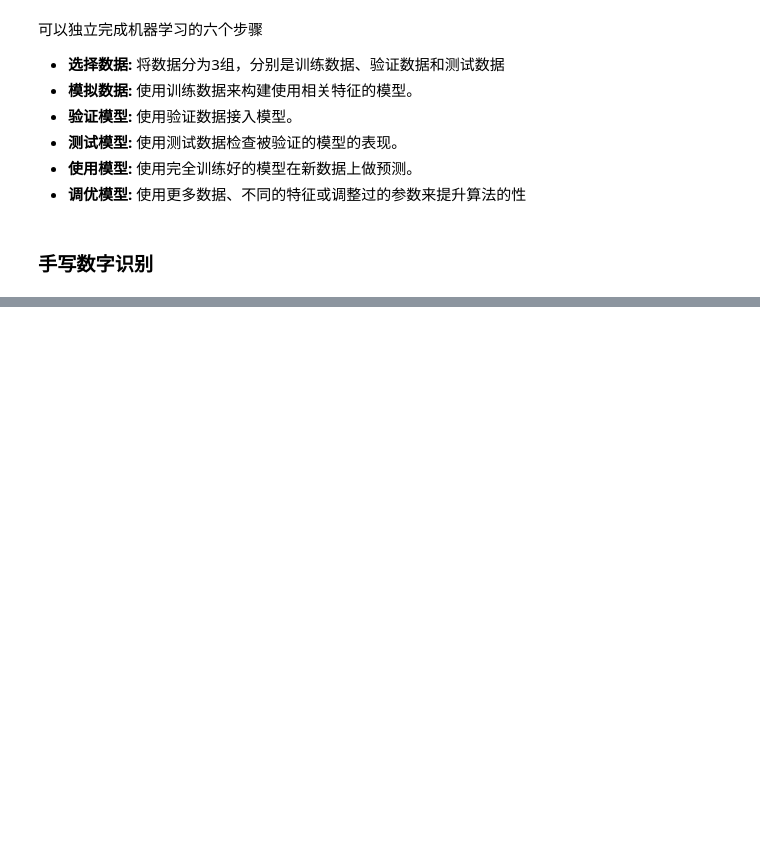
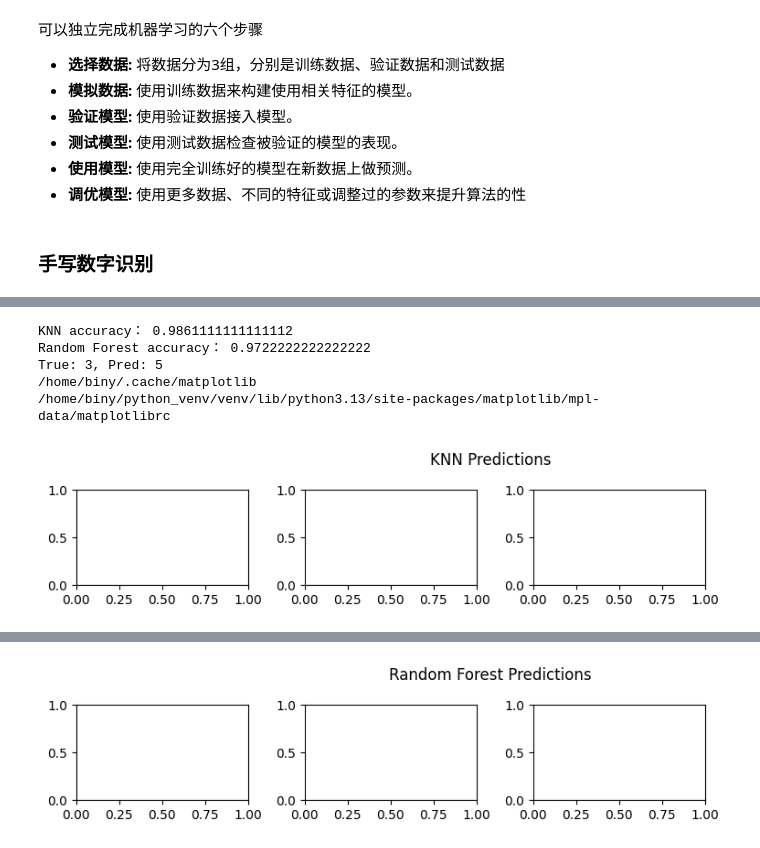
Before and after one commit to helloyinb/MachineLearningAlgorithms, a Jupyter notebook: sklearn/sklearn.ipynb, the cells around one changed output, grey strips where cells are left out. Drawn from its saved outputs; the diff is of its cells as text; code cells hidden in the pictures; blank space fills up the shorter version.

```diff
--- a/sklearn/sklearn.ipynb
+++ b/sklearn/sklearn.ipynb
@@ -30,0 +49,63 @@ print(digits.target.shape)
+# %%
+# 导入库
+import numpy as np
+import matplotlib.pyplot as plt
+from sklearn import datasets
+from sklearn.model_selection import train_test_split
+from sklearn.neighbors import KNeighborsClassifier
+from sklearn.ensemble import RandomForestClassifier
+from sklearn.metrics import accuracy_score
+
+# 加载数据集
+digits = datasets.load_digits()
+X = digits.data
+y = digits.target
+
+# 分割训练集和测试集
+X_train, X_test, y_train, y_test = train_test_split(X, y, test_size=0.2, random_state=42)
+
+# 创建模型（可以选择 KNN 或 Random Forest）
+model_knn = KNeighborsClassifier(n_neighbors=5)
+model_rf = RandomForestClassifier(n_estimators=100, random_state=42)
+
+# 训练模型
+model_knn.fit(X_train, y_train)
+model_rf.fit(X_train, y_train)
+
+# 评估模型准确率
+print("KNN accuracy：", accuracy_score(y_test, model_knn.predict(X_test)))
+print("Random Forest accuracy：", accuracy_score(y_test, model_rf.predict(X_test)))
+
+# 显示部分图像及预测结果
+def show_predictions(model, model_name, num_images=3):
+    plt.figure(figsize=(10, 6))
+    for i in range(num_images):
+        ax = plt.subplot(4, 4, i + 1)
+        #image = X_test[i].reshape(8, 8)
+        #true_label = y_test[i]
+        #pred_label = model.predict([X_test[i]])[0]
+
+        #plt.imshow(image, cmap='gray')
+        #plt.title(f"True: {true_label}\nPred: {pred_label}")
+        #plt.axis("off")
+        a = 1
+
+    plt.suptitle(f"{model_name} Predictions")
+    plt.tight_layout()
+    plt.show()
+
+true_label = 3
+pred_label = 5
+print(f"True: {true_label}, Pred: {pred_label}")
+
+import matplotlib
+print(matplotlib.get_cachedir())
+
+print(matplotlib.matplotlib_fname())
+
+# 展示 KNN 预测结果
+show_predictions(model_knn, "KNN")
+
+# 展示随机森林预测结果
+show_predictions(model_rf, "Random Forest")
+# %% [output]
@@ -30,0 +129,6 @@ print(digits.target.shape)
+KNN accuracy： 0.9861111111111112
+Random Forest accuracy： 0.9722222222222222
+True: 3, Pred: 5
+/home/biny/.cache/matplotlib
+/home/biny/python_venv/venv/lib/python3.13/site-packages/matplotlib/mpl-data/matplotlibrc
+[figure, added]
@@ -30,0 +152 @@ print(digits.target.shape)
+[figure, added]
```
Also changed, not shown: parts of 2 cells of this notebook.
